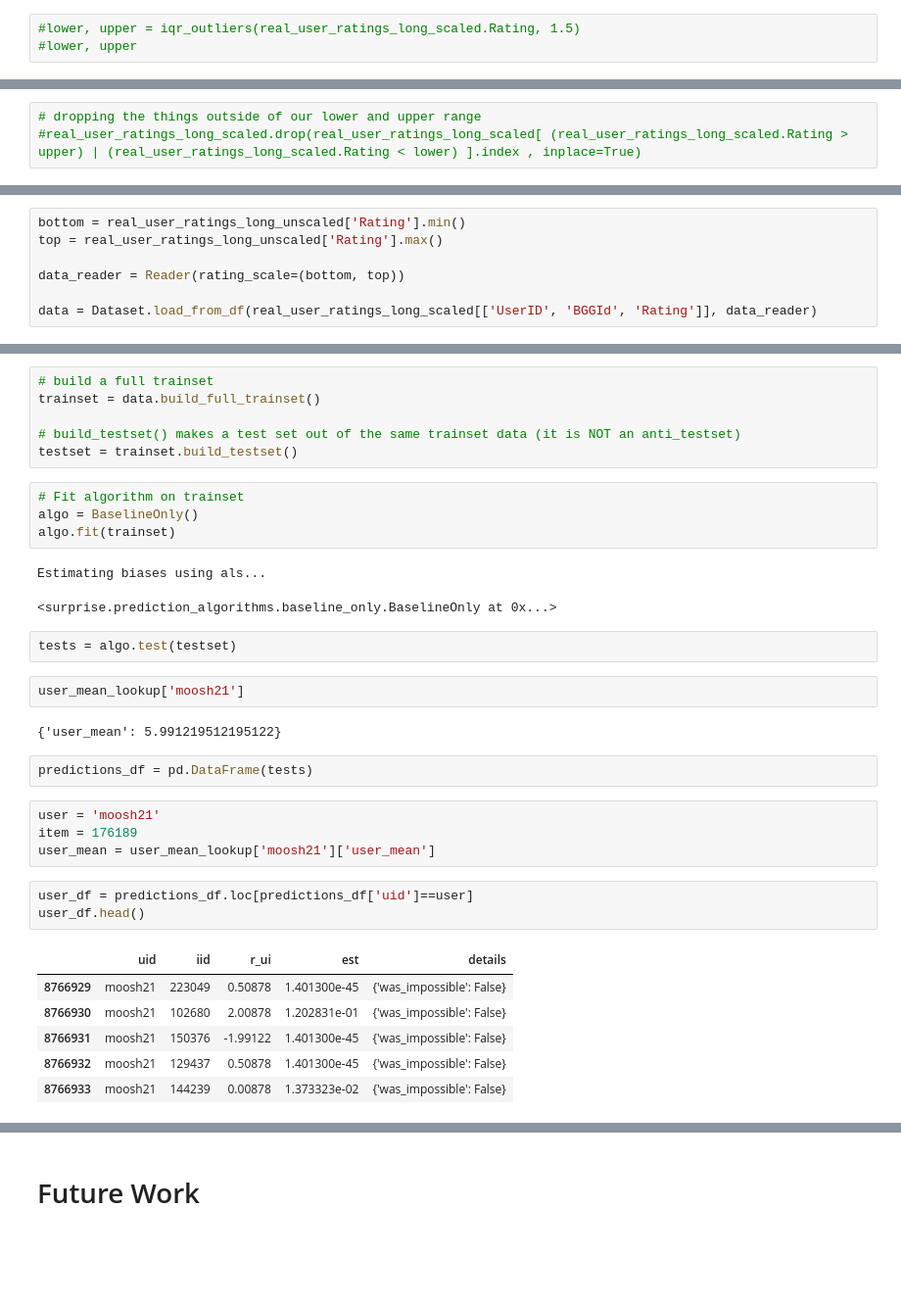
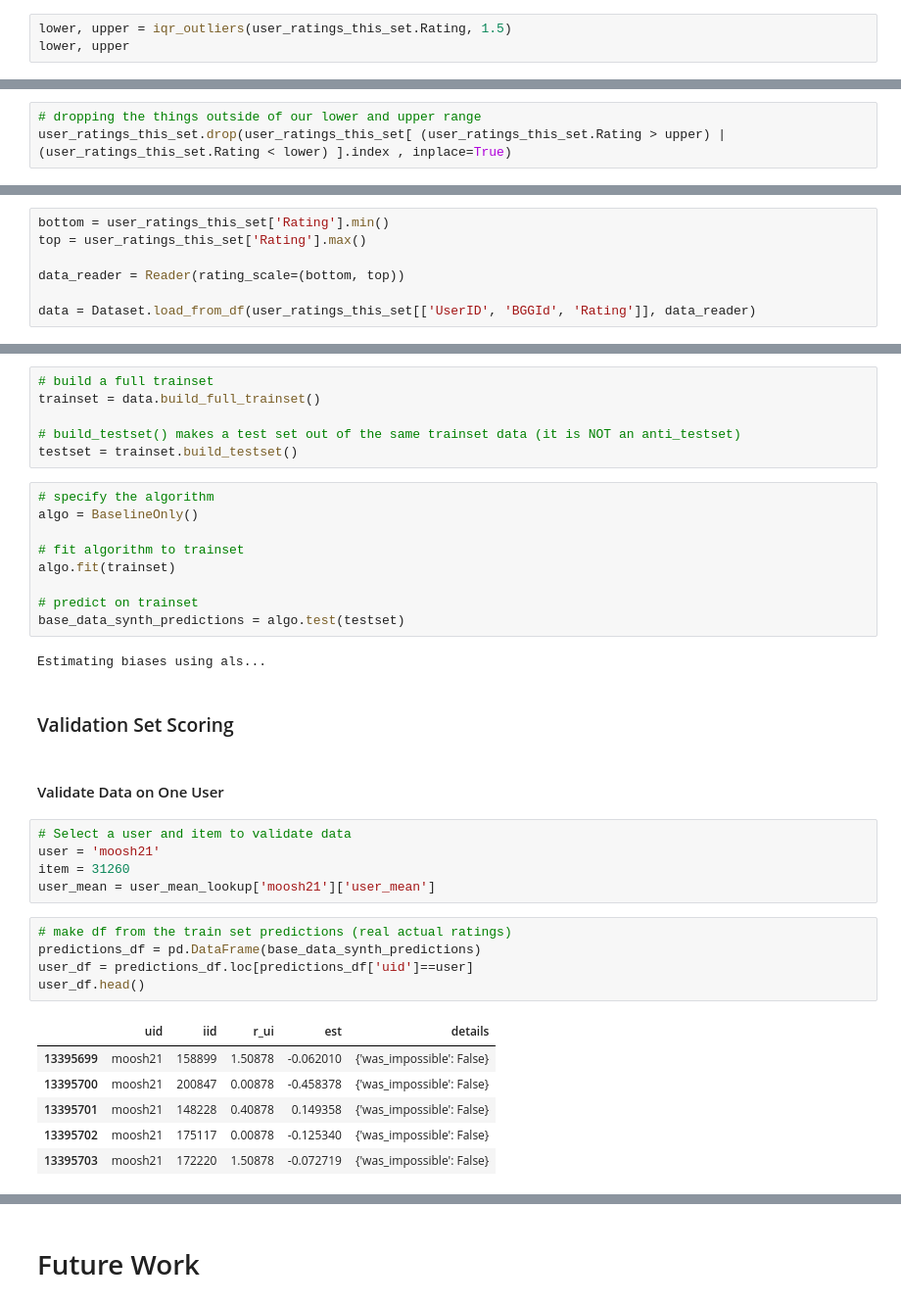
Before and after one commit to threnjen/boardgamegeek, a Jupyter notebook: BGG08_Collaborative_Filtering.ipynb, the cells around one changed output, grey strips where cells are left out. Shown at 98% size. Drawn from its saved outputs; the diff is of its cells as text; blank space fills up the shorter version.

```diff
--- a/BGG08_Collaborative_Filtering.ipynb
+++ b/BGG08_Collaborative_Filtering.ipynb
@@ -941,3 +1723,3 @@ def iqr_outliers(column, iqr_rate):
 # %%
-#lower, upper = iqr_outliers(real_user_ratings_long_scaled.Rating, 1.5)
-#lower, upper
+lower, upper = iqr_outliers(user_ratings_this_set.Rating, 1.5)
+lower, upper
@@ -944,3 +1728,3 @@ def iqr_outliers(column, iqr_rate):
 # %%
 # dropping the things outside of our lower and upper range
-#real_user_ratings_long_scaled.drop(real_user_ratings_long_scaled[ (real_user_ratings_long_scaled.Rating > upper) | (real_user_ratings_long_scaled.Rating < lower) ].index , inplace=True)
+user_ratings_this_set.drop(user_ratings_this_set[ (user_ratings_this_set.Rating > upper) | (user_ratings_this_set.Rating < lower) ].index , inplace=True)
@@ -961,8 +1748,8 @@ train_real_ratings.shape, val_real_ratings.shape, test_real_ratings.shape
 # %%
-bottom = real_user_ratings_long_unscaled['Rating'].min()
-top = real_user_ratings_long_unscaled['Rating'].max()
+bottom = user_ratings_this_set['Rating'].min()
+top = user_ratings_this_set['Rating'].max()
 
 data_reader = Reader(rating_scale=(bottom, top))
 
-data = Dataset.load_from_df(real_user_ratings_long_scaled[['UserID', 'BGGId', 'Rating']], data_reader)
+data = Dataset.load_from_df(user_ratings_this_set[['UserID', 'BGGId', 'Rating']], data_reader)
 # %%
@@ -1026,32 +1813,35 @@ trainset = data.build_full_trainset()
 # build_testset() makes a test set out of the same trainset data (it is NOT an anti_testset)
 testset = trainset.build_testset()
 # %%
-# Fit algorithm on trainset
+# specify the algorithm
 algo = BaselineOnly()
+
+# fit algorithm to trainset
 algo.fit(trainset)
+
+# predict on trainset
+base_data_synth_predictions = algo.test(testset)
 # %% [output]
 Estimating biases using als...
-<surprise.prediction_algorithms.baseline_only.BaselineOnly at 0x...>
-# %%
-tests = algo.test(testset)
-# %%
-user_mean_lookup['moosh21']
-# %% [output]
-{'user_mean': 5.991219512195122}
-# %%
-predictions_df = pd.DataFrame(tests)
+# %% [markdown]
+### Validation Set Scoring
+# %% [markdown]
+#### Validate Data on One User
 # %%
+# Select a user and item to validate data
 user = 'moosh21'
-item = 176189
+item = 31260
 user_mean = user_mean_lookup['moosh21']['user_mean']
 # %%
+# make df from the train set predictions (real actual ratings)
+predictions_df = pd.DataFrame(base_data_synth_predictions)
 user_df = predictions_df.loc[predictions_df['uid']==user]
 user_df.head()
 # %% [output]
 |  | uid | iid | r_ui | est | details |
-| 8766929 | moosh21 | 223049 | 0.50878 | 1.401300e-45 | {'was_impossible': False} |
-| 8766930 | moosh21 | 102680 | 2.00878 | 1.202831e-01 | {'was_impossible': False} |
-| 8766931 | moosh21 | 150376 | -1.99122 | 1.401300e-45 | {'was_impossible': False} |
-| 8766932 | moosh21 | 129437 | 0.50878 | 1.401300e-45 | {'was_impossible': False} |
-| 8766933 | moosh21 | 144239 | 0.00878 | 1.373323e-02 | {'was_impossible': False} |
+| 13395699 | moosh21 | 158899 | 1.50878 | -0.062010 | {'was_impossible': False} |
+| 13395700 | moosh21 | 200847 | 0.00878 | -0.458378 | {'was_impossible': False} |
+| 13395701 | moosh21 | 148228 | 0.40878 | 0.149358 | {'was_impossible': False} |
+| 13395702 | moosh21 | 175117 | 0.00878 | -0.125340 | {'was_impossible': False} |
+| 13395703 | moosh21 | 172220 | 1.50878 | -0.072719 | {'was_impossible': False} |
 # %%
```
Also changed, not shown: parts of 317 cells of this notebook.
